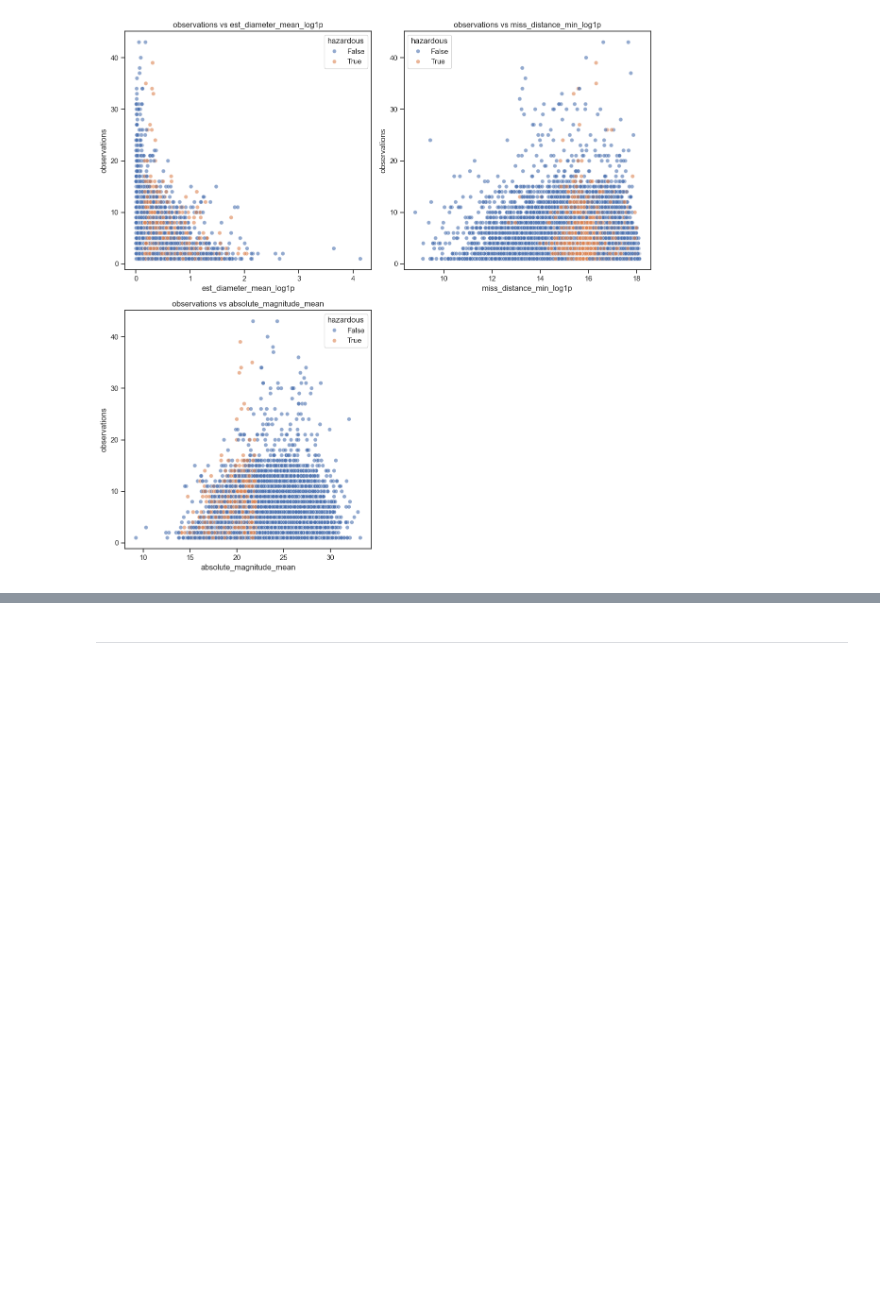
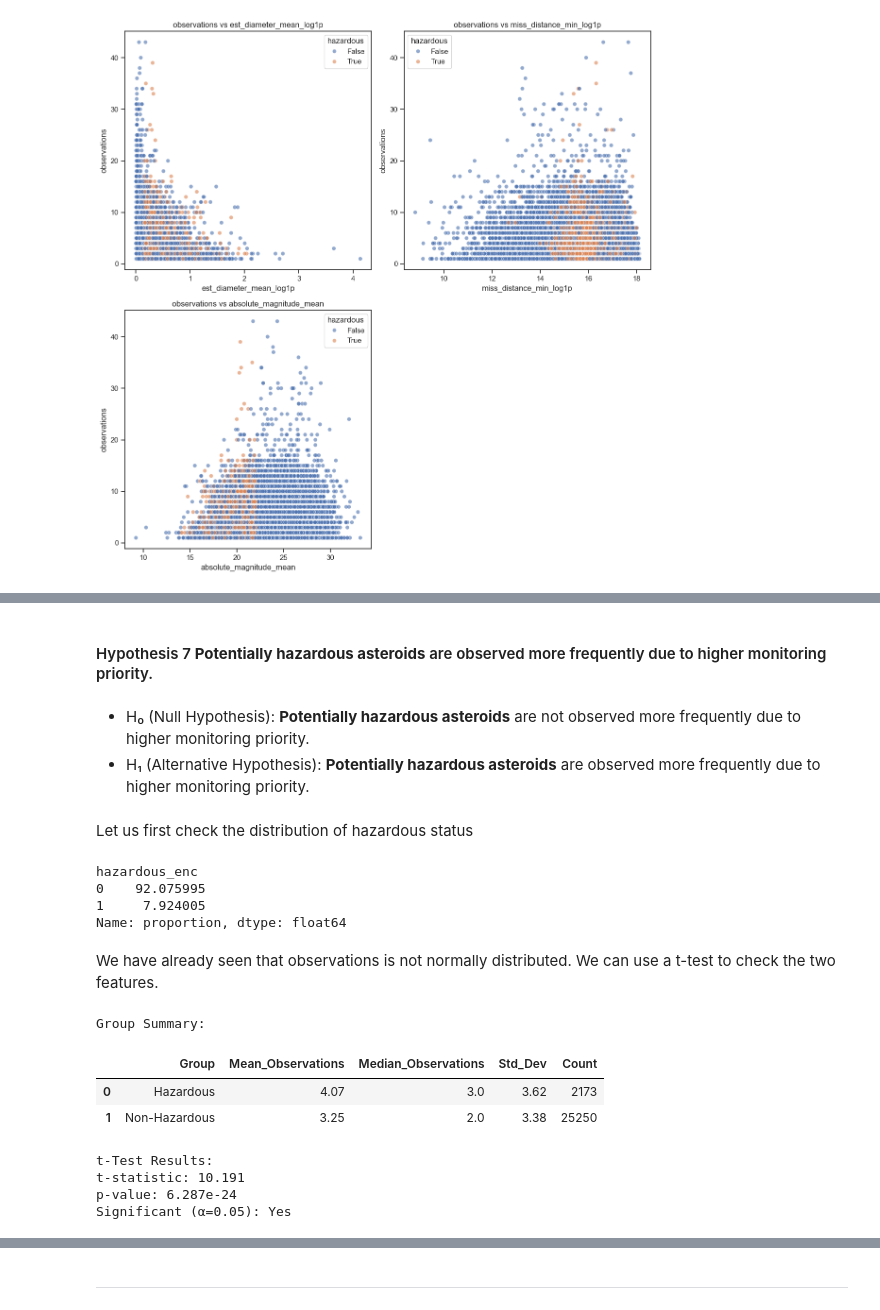
Before and after one commit to Mikeecee1/Near-Earth-Asteroid-Analysis, a Jupyter notebook: jupyter_notebooks/Visualisation.ipynb, the cells around one changed output, grey strips where cells are left out. Drawn from its saved outputs; the diff is of its cells as text; code cells hidden in the pictures; blank space fills up the shorter version.

```diff
--- a/jupyter_notebooks/Visualisation.ipynb
+++ b/jupyter_notebooks/Visualisation.ipynb
@@ -823,0 +829,53 @@ plt.show()
+# %% [markdown]
+#### Hypothesis 7 **Potentially hazardous asteroids** are observed more frequently due to higher monitoring priority.
+# %% [markdown]
+* H₀ (Null Hypothesis): **Potentially hazardous asteroids** are not observed more frequently due to higher monitoring priority.
+* H₁ (Alternative Hypothesis): **Potentially hazardous asteroids** are observed more frequently due to higher monitoring priority.
+# %% [markdown]
+Let us first check the distribution of hazardous status
+# %%
+#check distribution of hazardous status
+df['hazardous_enc'].value_counts(normalize=True) * 100
+# %% [output]
+hazardous_enc
+0    92.075995
+1     7.924005
+Name: proportion, dtype: float64
+# %% [markdown]
+We have already seen that observations is not normally distributed. We can use a t-test to check the two features.
+# %%
+from scipy.stats import ttest_ind
+
+# Split the data into two groups
+haz = df[df["hazardous_enc"] == 1]["observations"]
+non_haz = df[df["hazardous_enc"] == 0]["observations"]
+
+# Perform independent two-sample t-test
+t_stat, p = ttest_ind(haz, non_haz, equal_var=False)  # Welch’s t-test (no equal variance assumption)
+
+# Create simple summary table
+import pandas as pd
+summary = pd.DataFrame({
+    "Group": ["Hazardous", "Non-Hazardous"],
+    "Mean_Observations": [haz.mean(), non_haz.mean()],
+    "Median_Observations": [haz.median(), non_haz.median()],
+    "Std_Dev": [haz.std(), non_haz.std()],
+    "Count": [haz.count(), non_haz.count()]
+})
+
+print("Group Summary:\n")
+display(summary.round(2))
+
+print("\nt-Test Results:")
+print(f"t-statistic: {t_stat:.3f}")
+print(f"p-value: {p:.3e}")
+print("Significant (α=0.05):", "Yes" if p < 0.05 else  "No")
+# %% [output]
+Group Summary:
+|  | Group | Mean_Observations | Median_Observations | Std_Dev | Count |
+| 0 | Hazardous | 4.07 | 3.0 | 3.62 | 2173 |
+| 1 | Non-Hazardous | 3.25 | 2.0 | 3.38 | 25250 |
+t-Test Results:
+t-statistic: 10.191
+p-value: 6.287e-24
+Significant (α=0.05): Yes
```
Also changed, not shown: parts of 12 cells of this notebook.
